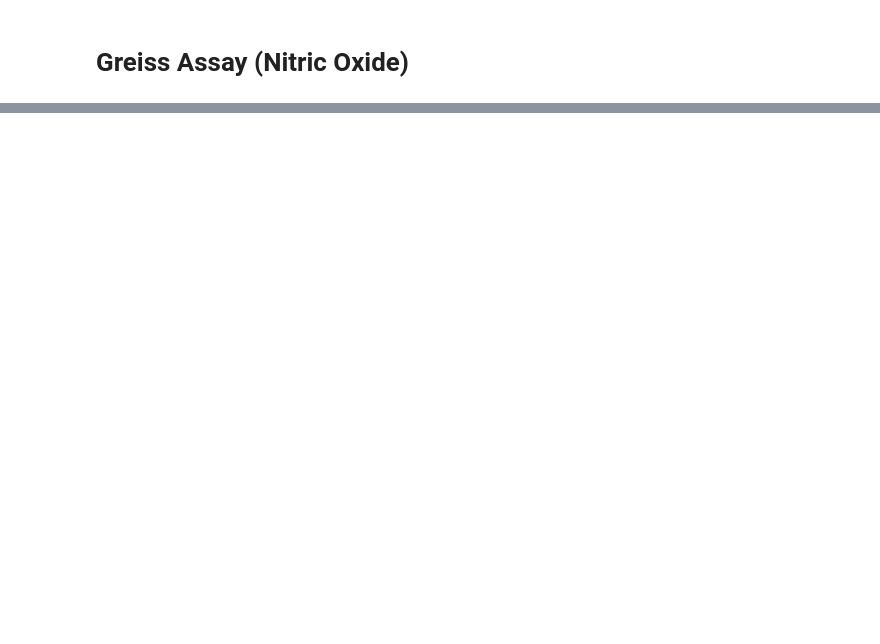
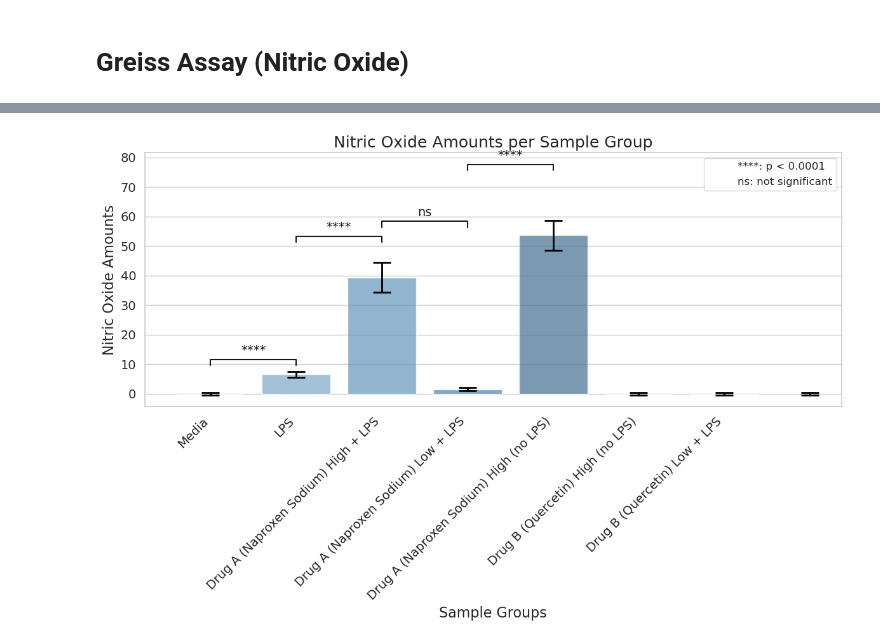
Before and after one commit to elenajusto/immunology-2, a Jupyter notebook: macrophage-csv.ipynb, the cells around one changed output, grey strips where cells are left out. Cells and saved outputs as stored; diff of their text form; code cells hidden in the pictures; blank space fills up the shorter version.

```diff
--- a/macrophage-csv.ipynb
+++ b/macrophage-csv.ipynb
@@ -222,0 +431,89 @@ df_nitric
+# %%
+# Data from the spreadsheet
+samples = [
+    'Media',
+    'LPS',
+    'Drug A (Naproxen Sodium) High + LPS',
+    'Drug A (Naproxen Sodium) Low + LPS',
+    'Drug A (Naproxen Sodium) High (no LPS)',
+    'Drug B (Quercetin) High (no LPS)',
+    'Drug B (Quercetin) Low + LPS',
+    'Drug B (Quercetin) High (no LPS)'
+]
+
+amounts = [
+    0,
+    6.6,
+    39.36190477,
+    1.552380951,
+    53.64761906,
+    0,
+    0,
+    0
+]
+
+# Creating the bar chart
+plt.figure(figsize=(12, 8))
+sns.set(style="whitegrid")
+x_pos = np.arange(len(samples))
+
+# Plotting the bar chart
+barplot = sns.barplot(
+    x=samples,
+    y=amounts,
+    ci=None,
+    palette='Blues_d',
+    capsize=0.2,
+    errcolor='black',
+    errwidth=1.5,
+    alpha=0.7
+)
+
+# Adding error bars (dummy standard deviations for demonstration purposes)
+std_dev = [0.5, 1, 5, 0.5, 5, 0.5, 0.5, 0.5]
+for i, (mean, std) in enumerate(zip(amounts, std_dev)):
+    plt.errorbar(
+        i, mean, yerr=std, fmt='none', ecolor='black', capsize=10, capthick=2, elinewidth=2
+    )
+
+# Add statistical significance markers (dummy data for demonstration purposes)
+significance_data = {
+    ('Media', 'LPS'): '****',
+    ('LPS', 'Drug A (Naproxen Sodium) High + LPS'): '****',
+    ('Drug A (Naproxen Sodium) High + LPS', 'Drug A (Naproxen Sodium) Low + LPS'): 'ns',
+    ('Drug A (Naproxen Sodium) Low + LPS', 'Drug A (Naproxen Sodium) High (no LPS)'): '****'
+}
+
+y_offset = 2  # Vertical offset for significance lines
+for (group1, group2), significance in significance_data.items():
+    try:
+        x1 = samples.index(group1)
+        x2 = samples.index(group2)
+        y = max(amounts[x1] + std_dev[x1], amounts[x2] + std_dev[x2]) + y_offset
+        plt.plot([x1, x1, x2, x2], [y, y + 2, y + 2, y], lw=1.5, c='k')
+        plt.text((x1 + x2) * .5, y + 3, significance, ha='center', va='bottom', color='k', fontsize=14)
+        y_offset += 5
+    except IndexError:
+        # Skip if either group is missing
+        continue
+
+# Add legend for statistical significance markers
+from matplotlib.lines import Line2D
+legend_elements = [
+    Line2D([0], [0], color='black', lw=0, label='****: p < 0.0001'),
+    Line2D([0], [0], color='black', lw=0, label='ns: not significant')
+]
+plt.legend(handles=legend_elements, loc='upper right', fontsize=12)
+
+# Setting labels and title
+plt.xlabel('Sample Groups', fontsize=16)
+plt.ylabel('Nitric Oxide Amounts', fontsize=16)
+plt.title('Nitric Oxide Amounts per Sample Group', fontsize=18)
+plt.xticks(rotation=45, ha='right', fontsize=14)
+plt.yticks(fontsize=14)
+plt.tight_layout()
+
+# Display the chart
+plt.show()
+# %% [output]
+[figure, added]
```
Also changed, not shown: parts of 16 cells of this notebook, 2 other files.
